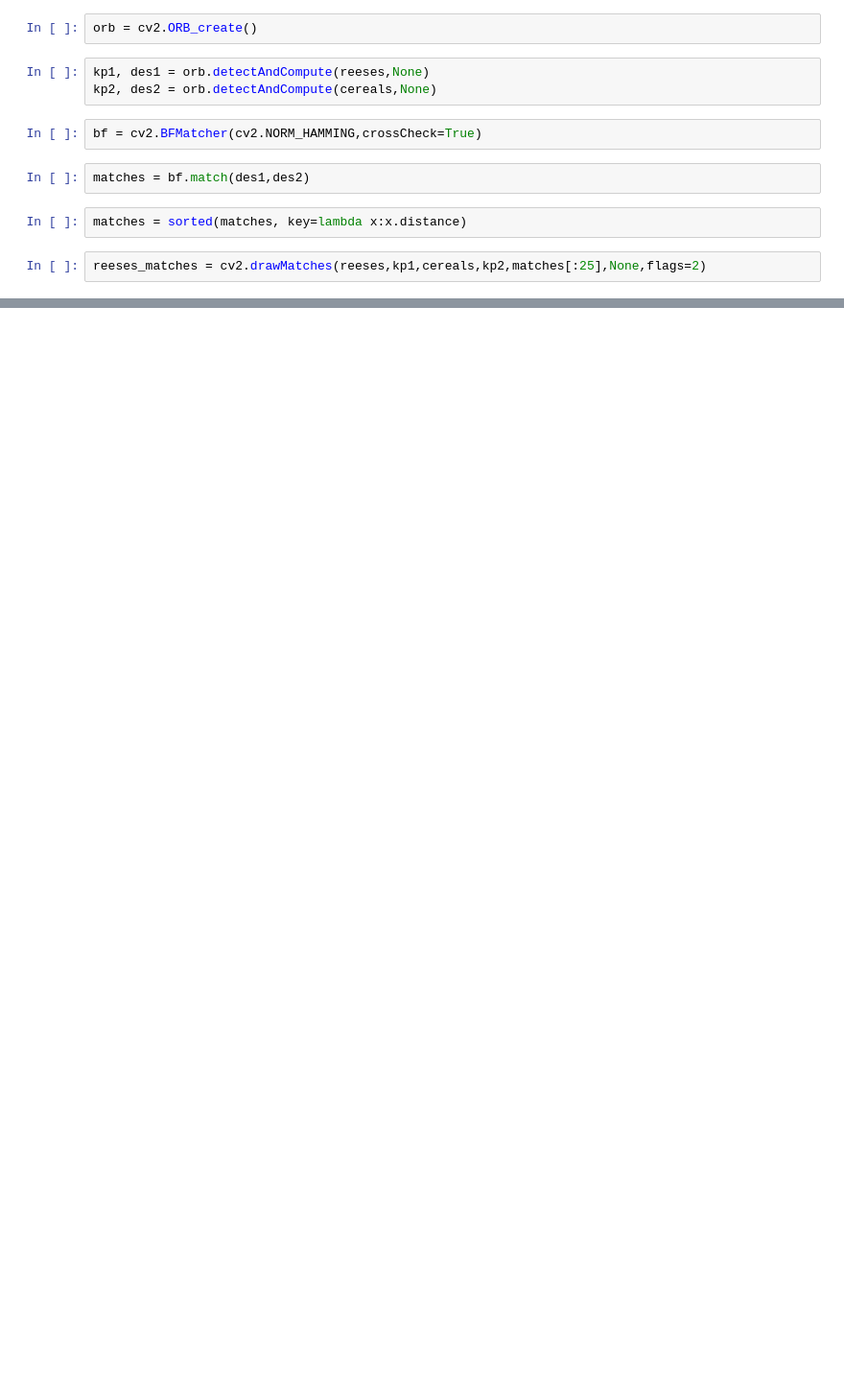
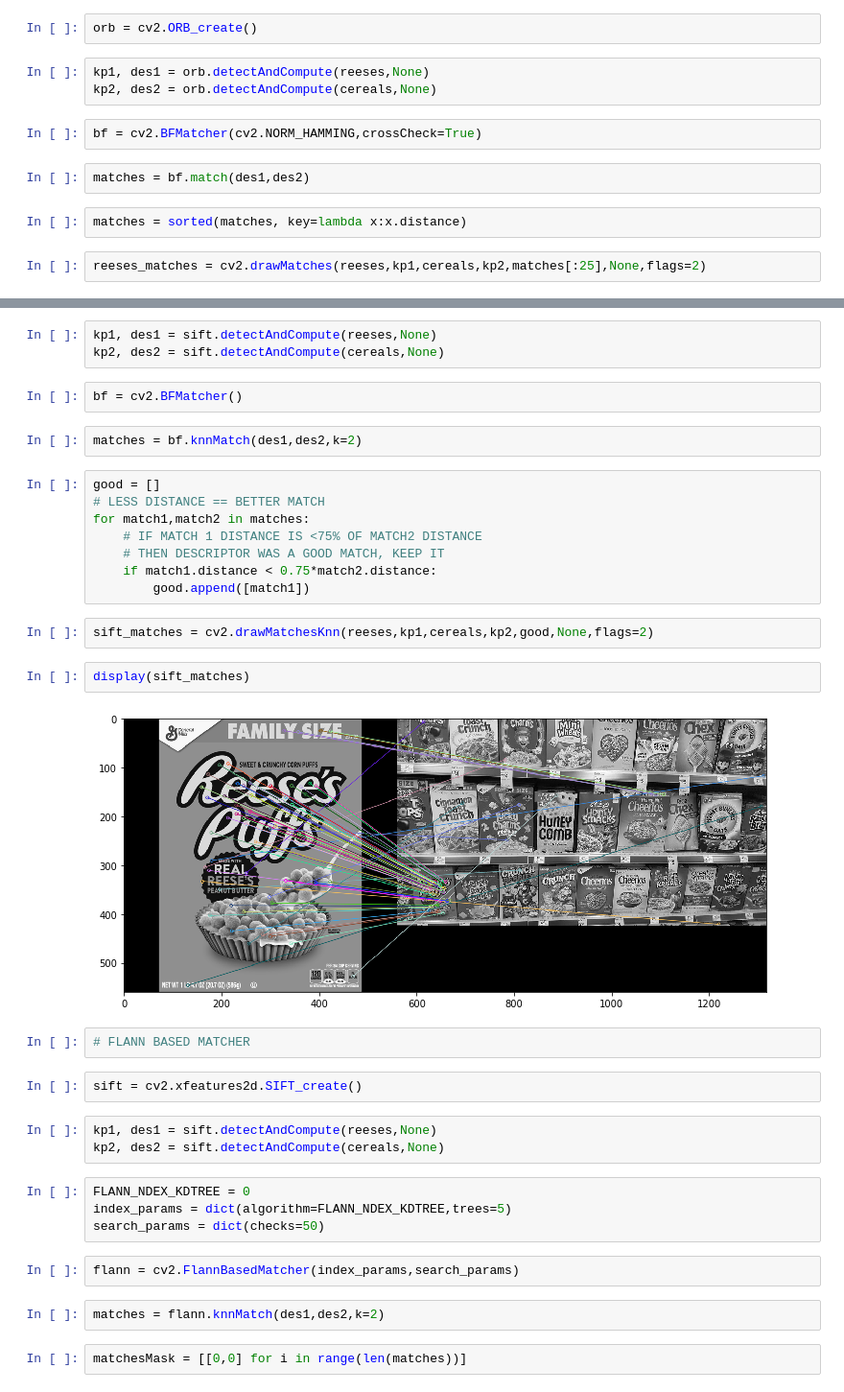
Before and after one commit to achliopa/udemy_PythonOpenCVDL, a Jupyter notebook: workbook/6.Object_Detection_w_OpenCV_Python/Feature_Matching.ipynb, the cells around one changed output, grey strips where cells are left out. Shown at 96% size. Saved outputs shown, nothing was run; the diff lists cells and outputs as text; blank space fills up the shorter version.

```diff
--- a/workbook/6.Object_Detection_w_OpenCV_Python/Feature_Matching.ipynb
+++ b/workbook/6.Object_Detection_w_OpenCV_Python/Feature_Matching.ipynb
@@ -39,0 +46,38 @@ display(reeses_matches)
+# %%
+kp1, des1 = sift.detectAndCompute(reeses,None)
+kp2, des2 = sift.detectAndCompute(cereals,None)
+# %%
+bf = cv2.BFMatcher()
+# %%
+matches = bf.knnMatch(des1,des2,k=2)
+# %%
+good = []
+# LESS DISTANCE == BETTER MATCH
+for match1,match2 in matches:
+    # IF MATCH 1 DISTANCE IS <75% OF MATCH2 DISTANCE
+    # THEN DESCRIPTOR WAS A GOOD MATCH, KEEP IT
+    if match1.distance < 0.75*match2.distance:
+        good.append([match1])
+# %%
+sift_matches = cv2.drawMatchesKnn(reeses,kp1,cereals,kp2,good,None,flags=2)
+# %%
+display(sift_matches)
+# %% [output]
+[figure, added]
+# %%
+# FLANN BASED MATCHER
+# %%
+sift = cv2.xfeatures2d.SIFT_create()
+# %%
+kp1, des1 = sift.detectAndCompute(reeses,None)
+kp2, des2 = sift.detectAndCompute(cereals,None)
+# %%
+FLANN_NDEX_KDTREE = 0
+index_params = dict(algorithm=FLANN_NDEX_KDTREE,trees=5)
+search_params = dict(checks=50)
+# %%
+flann = cv2.FlannBasedMatcher(index_params,search_params)
+# %%
+matches = flann.knnMatch(des1,des2,k=2)
+# %%
+matchesMask = [[0,0] for i in range(len(matches))]
```
Also changed, not shown: parts of 8 cells of this notebook, 1 other file.
